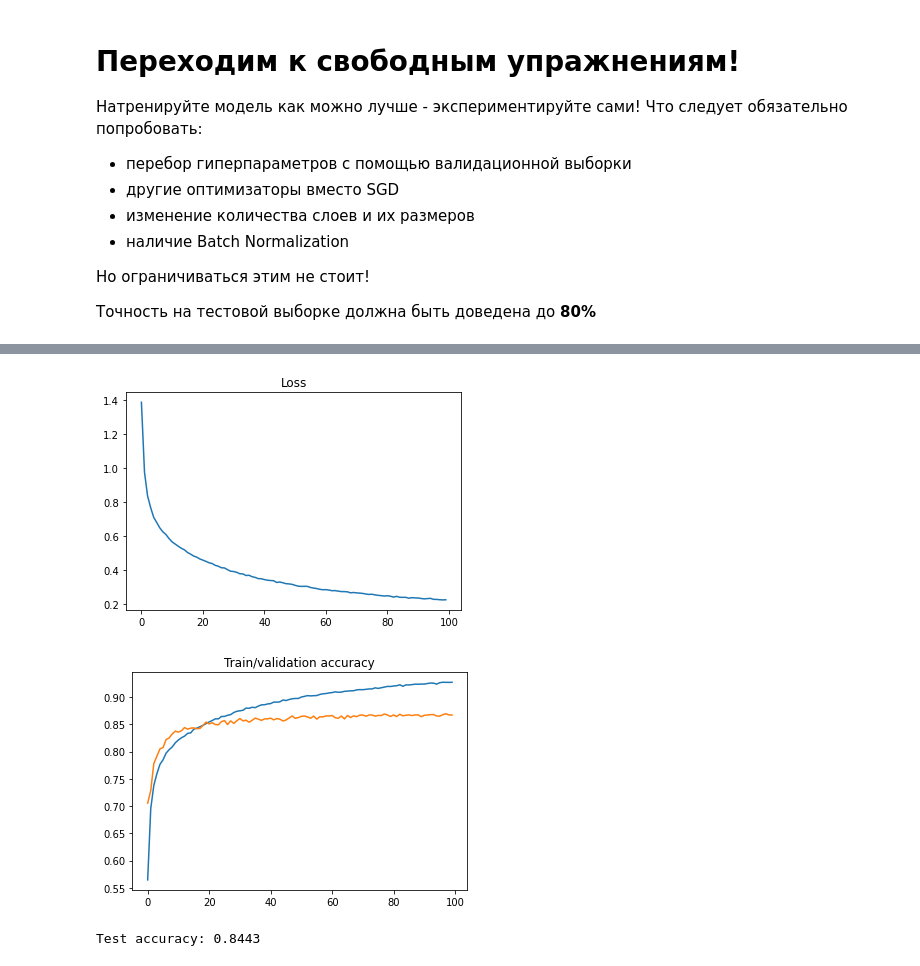
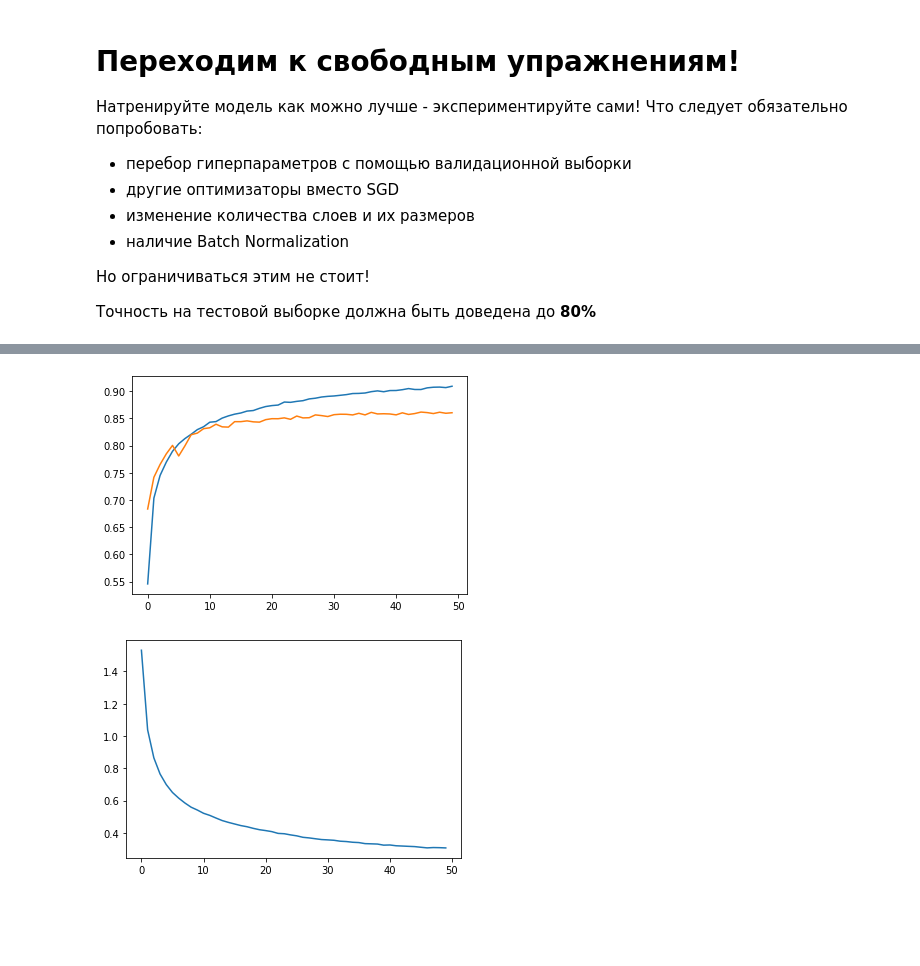
Before and after one commit to jecter1/Deep_Learning, a Jupyter notebook: assignment2/PyTorch.ipynb, the cells around one changed output, grey strips where cells are left out. Cells and saved outputs as stored; diff of their text form; code cells hidden in the pictures; blank space fills up the shorter version.

```diff
--- a/assignment2/PyTorch.ipynb
+++ b/assignment2/PyTorch.ipynb
@@ -821,29 +735,26 @@ plt.show()
 # %%
-learning_rate = best_learning_rate
-weight_decay = best_weight_decay
-batch_size = best_batch_size
-hidden_in = best_hidden_in
-hidden_out = best_hidden_out
-scheduler_step_size = 2
-scheduler_gamma = 0.95
-num_epochs = 100
-
 nn_model = nn.Sequential(
             Flattener(),
-            nn.Linear(3*32*32, hidden_in),
-            nn.BatchNorm1d(hidden_in),
+            nn.Linear(3*32*32, 200),
+            nn.BatchNorm1d(200),
             nn.ReLU(inplace=True),
-            nn.Linear(hidden_in, hidden_out),
-            nn.BatchNorm1d(hidden_out),
+            nn.Linear(200, 150),
+            nn.BatchNorm1d(150),
             nn.ReLU(inplace=True),
-            nn.Linear(hidden_out, 10),
-            )
+            nn.Linear(150, 10)
+         )
 
-train_loader = torch.utils.data.DataLoader(data_train, batch_size=batch_size, sampler=train_sampler)
-val_loader = torch.utils.data.DataLoader(data_train, batch_size=batch_size, sampler=val_sampler)
+optimizer = optim.Adam(nn_model.parameters(), best_lr, weight_decay=best_wd)
+scheduler = optim.lr_scheduler.StepLR(optimizer, step_size=1, gamma=0.95)
+loss_history, train_history, val_history = train_model(nn_model, train_loader, val_loader,
+                                                       loss, optimizer, 50, scheduler)
 
-optimizer = optim.Adam(nn_model.parameters(), lr=learning_rate, weight_decay=weight_decay)
-scheduler = optim.lr_scheduler.StepLR(optimizer, step_size=scheduler_step_size, gamma=scheduler_gamma)
-loss_history, train_history, val_history = train_model(nn_model, train_loader, val_loader,
-                                                               loss, optimizer, scheduler, num_epochs=num_epochs)
+val_acc = val_history[-1]
+print('Validation accuracy: ', val_acc)
+
+plt.plot(train_history)
+plt.plot(val_history)
+plt.show()
+plt.plot(loss_history)
+plt.show()
 # %% [output]
@@ -867,19 +778,2 @@ Time elapsed: 2841.876844 sec.
+[figure, added]
+[figure, added]
-# %%
-plt.title("Loss")
-plt.plot(loss_history)
-plt.show()
-# %% [output]
-[figure, removed]
-# %%
-plt.title("Train/validation accuracy")
-plt.plot(train_history)
-plt.plot(val_history)
-plt.show()
-# %% [output]
-[figure, removed]
-# %%
-test_loader = torch.utils.data.DataLoader(data_test, batch_size=batch_size)
-test_accuracy = compute_accuracy(nn_model, test_loader)
-print("Test accuracy: %2.4f" % test_accuracy)
-# %% [output]
-Test accuracy: 0.8443
```
Also changed, not shown: parts of 42 cells of this notebook, 20 other files.
